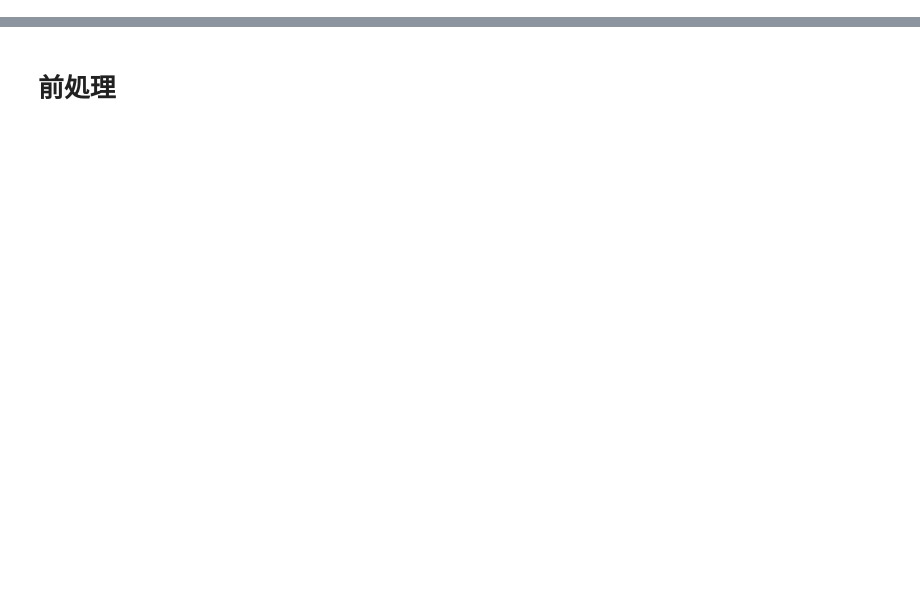
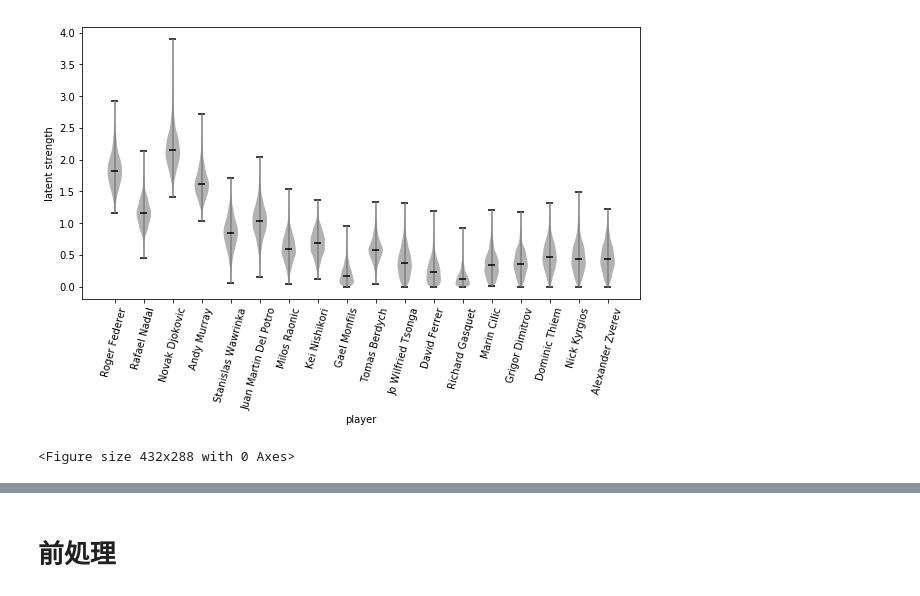
Before and after one commit to Gin04gh/datascience, a Jupyter notebook: bayes_tennis/notebook.ipynb, the cells around one changed output, grey strips where cells are left out. Saved outputs shown, nothing was run; the diff lists cells and outputs as text; code cells hidden in the pictures; blank space fills up the shorter version.

```diff
--- a/bayes_tennis/notebook.ipynb
+++ b/bayes_tennis/notebook.ipynb
@@ -18,0 +150,27 @@ def generate_cmap(colors):
+# %%
+# violinplot strength mu
+
+plt.figure(figsize=(10,5))
+
+for i, player in enumerate(arr_target_player):
+
+    g = plt.violinplot(la['mu'][:, i], positions=[i], showmeans=False, showextrema=True, showmedians=True)
+
+    for pc in g['bodies']:
+        pc.set_facecolor('black')
+
+    g['cbars'].set_edgecolor('gray')
+    g['cmaxes'].set_edgecolor('black')
+    g['cmedians'].set_edgecolor('black')
+    g['cmins'].set_edgecolor('black')
+
+plt.xticks(list(range(len(arr_target_player))), arr_target_player)
+plt.xticks(rotation=75)
+
+plt.xlabel('player')
+plt.ylabel('latent strength')
+plt.show()
+plt.savefig('./graphs/strength_mu.png', bbox_inches='tight')
+# %% [output]
+[figure, added]
+<Figure size 432x288 with 0 Axes>
```
Also changed, not shown: parts of 55 cells of this notebook.
